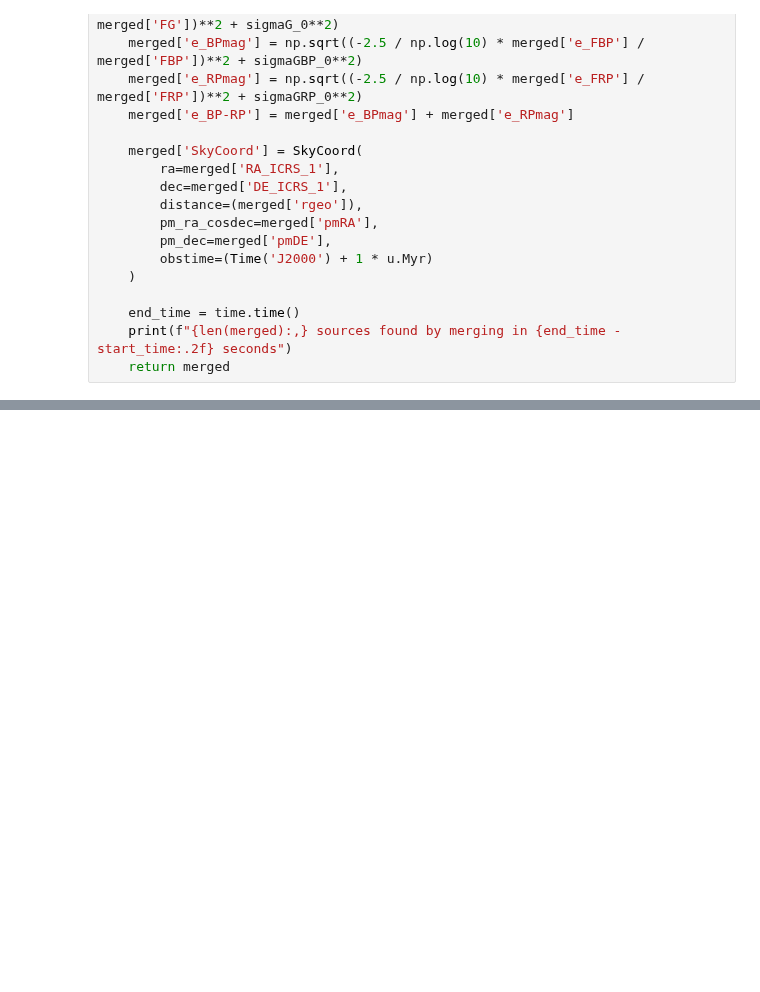
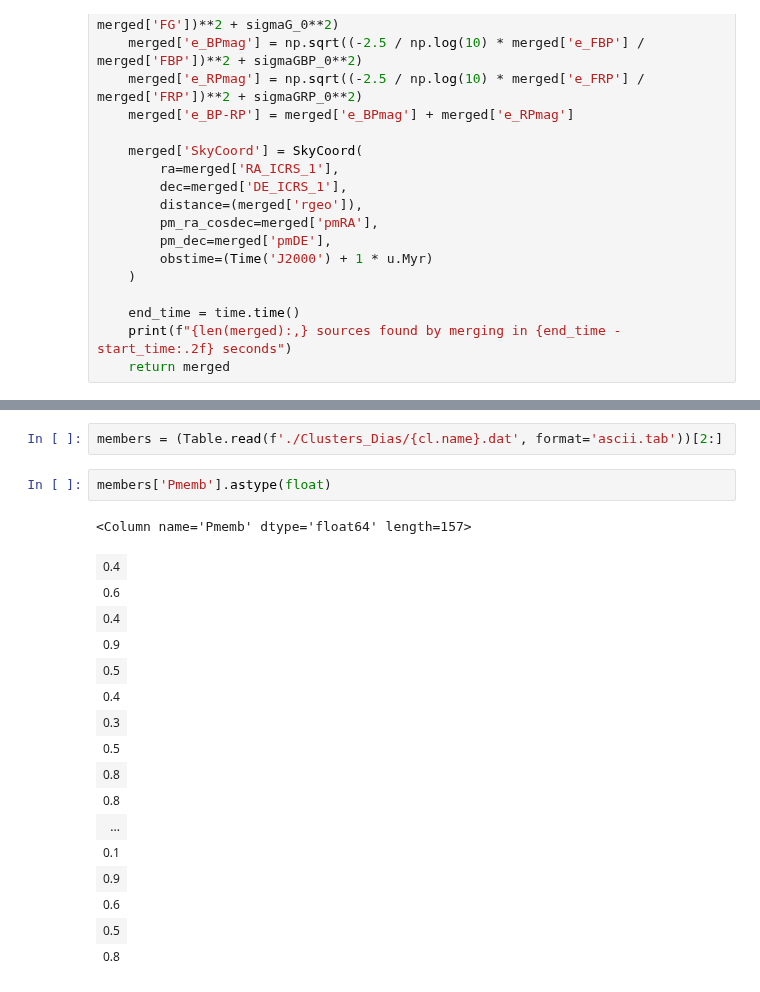
Before and after one commit to surodeep26/Runaway-Stars, a Jupyter notebook: clusterClass.ipynb, the cells around one changed output, grey strips where cells are left out. Saved outputs shown, nothing was run; the diff lists cells and outputs as text; blank space fills up the shorter version.

```diff
--- a/clusterClass.ipynb
+++ b/clusterClass.ipynb
@@ -239,0 +286,22 @@ Table length=443
+# %%
+members = (Table.read(f'./Clusters_Dias/{cl.name}.dat', format='ascii.tab'))[2:]
+# %%
+members['Pmemb'].astype(float)
+# %% [output]
+<Column name='Pmemb' dtype='float64' length=157>
+| 0.4 |
+| 0.6 |
+| 0.4 |
+| 0.9 |
+| 0.5 |
+| 0.4 |
+| 0.3 |
+| 0.5 |
+| 0.8 |
+| 0.8 |
+| ... |
+| 0.1 |
+| 0.9 |
+| 0.6 |
+| 0.5 |
+| 0.8 |
```
Also changed, not shown: parts of 4 cells of this notebook, 19 other files.
